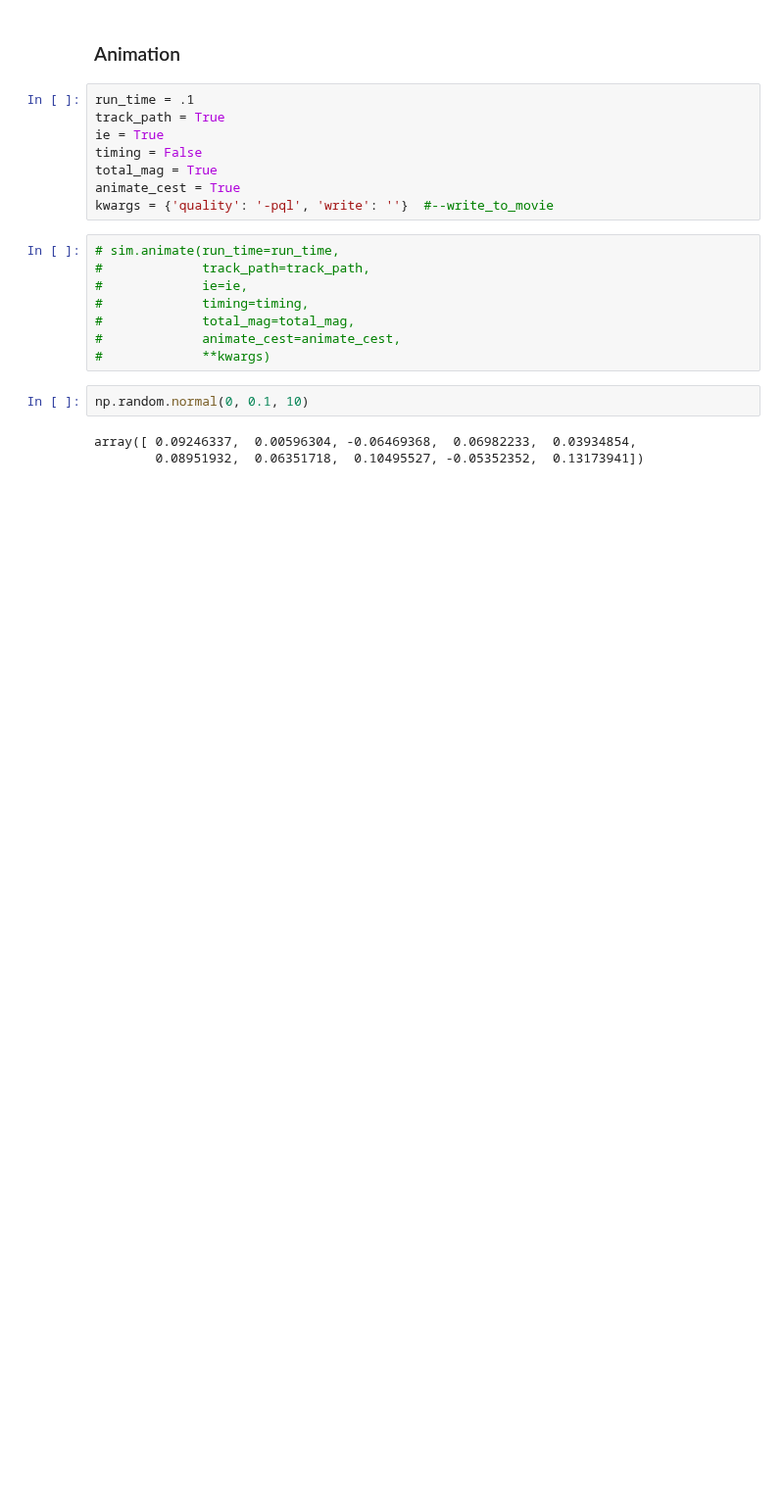
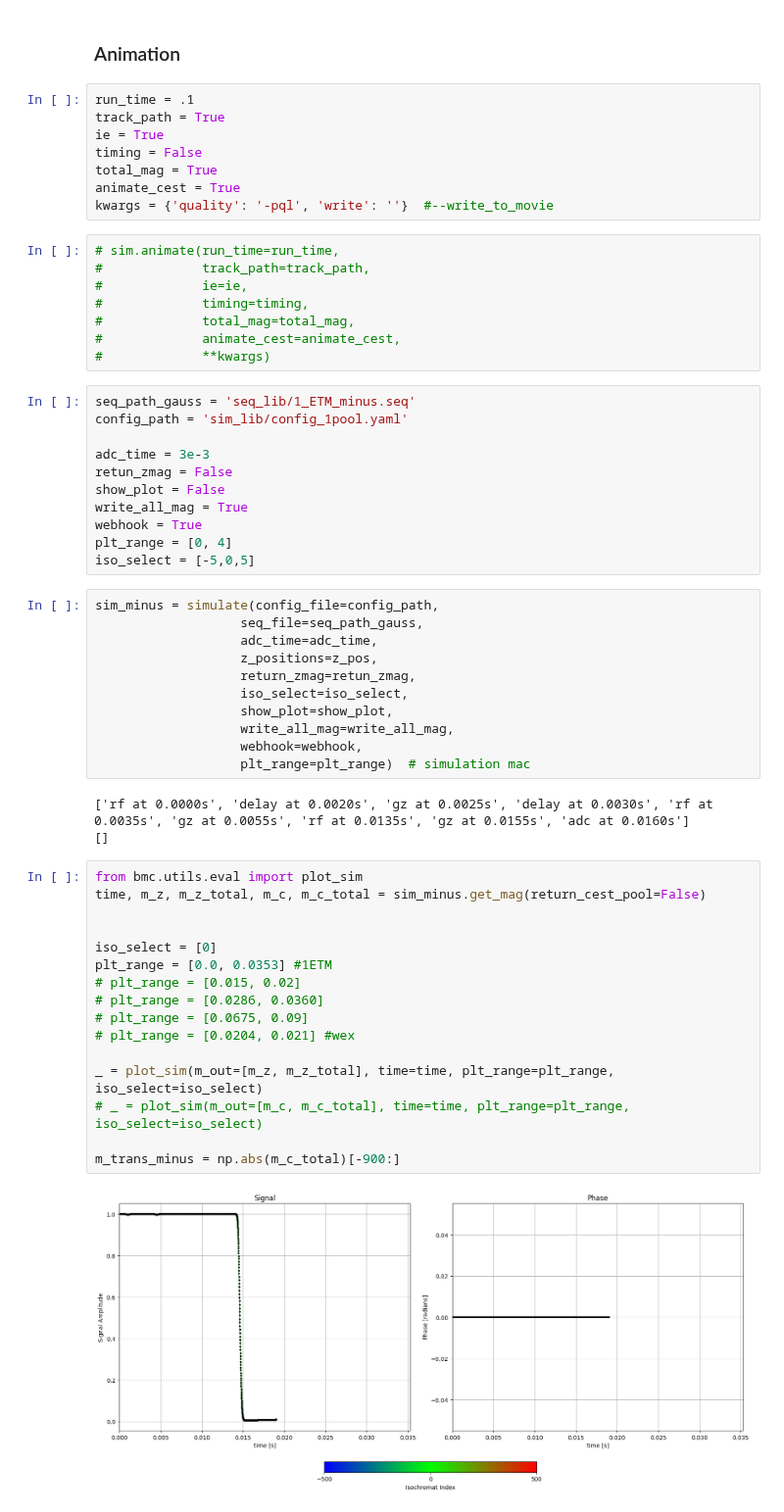
Before and after one commit to dantona02/optim, a Jupyter notebook: testing.ipynb, the cells around one changed output. Shown at 98% size. Cells and saved outputs as stored; diff of their text form; blank space fills up the shorter version.

```diff
--- a/testing.ipynb
+++ b/testing.ipynb
@@ -82,8 +83,46 @@ kwargs = {'quality': '-pql', 'write': ''}  #--write_to_movie
 #             total_mag=total_mag,
 #             animate_cest=animate_cest,
 #             **kwargs)
-# %%
-np.random.normal(0, 0.1, 10)
-# %% [output]
-array([ 0.09246337,  0.00596304, -0.06469368,  0.06982233,  0.03934854,
-        0.08951932,  0.06351718,  0.10495527, -0.05352352,  0.13173941])
+# %%
+seq_path_gauss = 'seq_lib/1_ETM_minus.seq'
+config_path = 'sim_lib/config_1pool.yaml'
+
+adc_time = 3e-3
+retun_zmag = False
+show_plot = False
+write_all_mag = True
+webhook = True
+plt_range = [0, 4]
+iso_select = [-5,0,5]
+# %%
+sim_minus = simulate(config_file=config_path,
+                   seq_file=seq_path_gauss,
+                   adc_time=adc_time,
+                   z_positions=z_pos,
+                   return_zmag=retun_zmag,
+                   iso_select=iso_select,
+                   show_plot=show_plot,
+                   write_all_mag=write_all_mag,
+                   webhook=webhook,
+                   plt_range=plt_range)  # simulation mac
+# %% [output]
+['rf at 0.0000s', 'delay at 0.0020s', 'gz at 0.0025s', 'delay at 0.0030s', 'rf at 0.0035s', 'gz at 0.0055s', 'rf at 0.0135s', 'gz at 0.0155s', 'adc at 0.0160s']
+[]
+# %%
+from bmc.utils.eval import plot_sim
+time, m_z, m_z_total, m_c, m_c_total = sim_minus.get_mag(return_cest_pool=False)
+
+
+iso_select = [0]
+plt_range = [0.0, 0.0353] #1ETM
+# plt_range = [0.015, 0.02]
+# plt_range = [0.0286, 0.0360]
+# plt_range = [0.0675, 0.09]
+# plt_range = [0.0204, 0.021] #wex
+
+_ = plot_sim(m_out=[m_z, m_z_total], time=time, plt_range=plt_range, iso_select=iso_select)
+# _ = plot_sim(m_out=[m_c, m_c_total], time=time, plt_range=plt_range, iso_select=iso_select)
+
+m_trans_minus = np.abs(m_c_total)[-900:]
+# %% [output]
+[figure, added]
```
Also changed, not shown: parts of 7 cells of this notebook, 9 other files.
